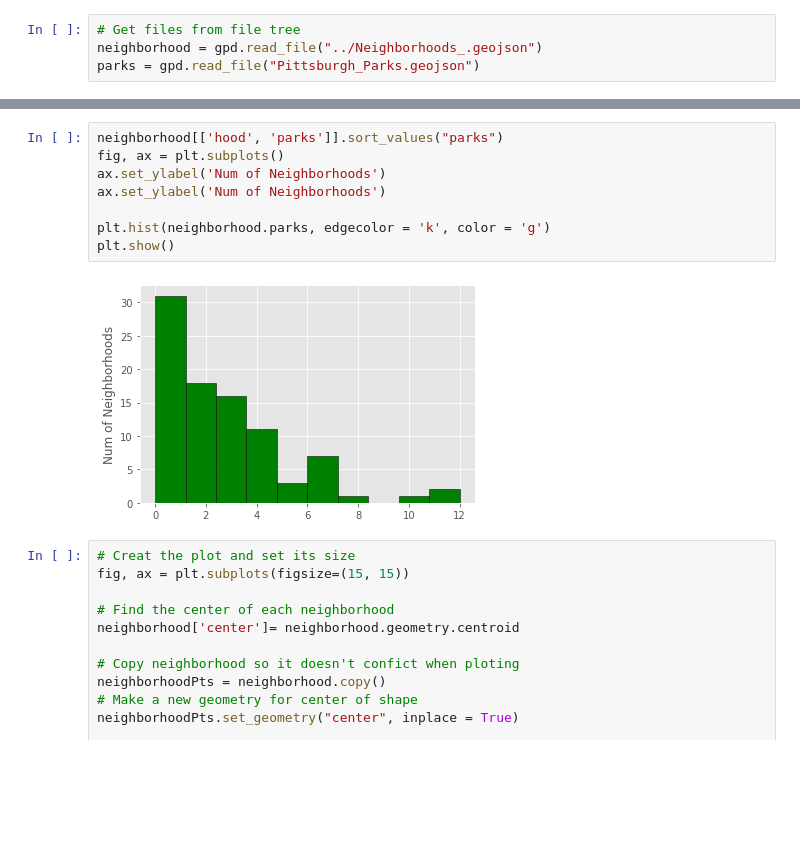
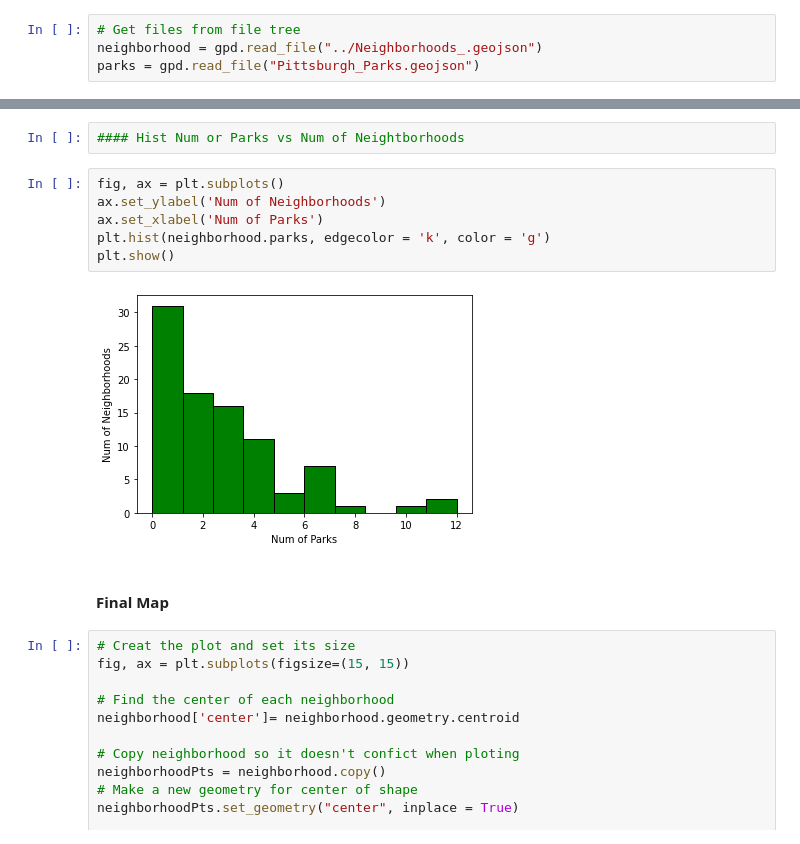
Before and after one commit to JaredBen28/PittBestNeighborhood, a Jupyter notebook: jbg53Files/ParkMap.ipynb, the cells around one changed output, grey strips where cells are left out. Cells and saved outputs as stored; diff of their text form; blank space fills up the shorter version.

Commit message:
Changes to ParkMap

```diff
--- a/jbg53Files/ParkMap.ipynb
+++ b/jbg53Files/ParkMap.ipynb
@@ -48,13 +57,15 @@ neighborhood.insert(1, 'parks', parkNum.parks)
+# %%
+#### Hist Num or Parks vs Num of Neightborhoods
 # %%
-neighborhood[['hood', 'parks']].sort_values("parks")
 fig, ax = plt.subplots()
 ax.set_ylabel('Num of Neighborhoods')
-ax.set_ylabel('Num of Neighborhoods')
-
+ax.set_xlabel('Num of Parks')
 plt.hist(neighborhood.parks, edgecolor = 'k', color = 'g')
 plt.show()
 # %% [output]
-[figure, old version]
+[figure, new version]
+# %% [markdown]
+#### Final Map
 # %%
 # Creat the plot and set its size
 fig, ax = plt.subplots(figsize=(15, 15))
```
Also changed, not shown: parts of 3 cells of this notebook.
